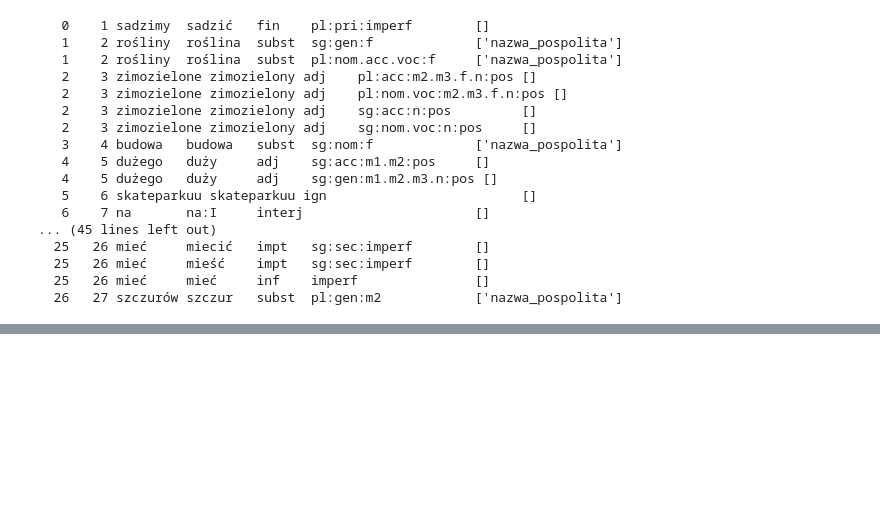
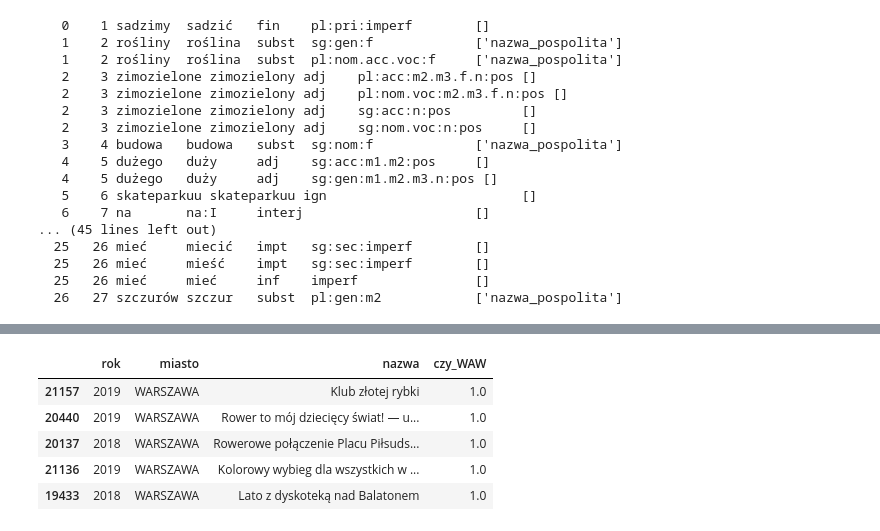
Before and after one commit to malowana/NLP_budzet_obywatelski, a Jupyter notebook: BO_analiza_morfologiczna2.ipynb, the cells around one changed output, grey strips where cells are left out. Cells and saved outputs as stored; diff of their text form; code cells hidden in the pictures; blank space fills up the shorter version.

```diff
--- a/BO_analiza_morfologiczna2.ipynb
+++ b/BO_analiza_morfologiczna2.ipynb
@@ -103,0 +179,10 @@ for analysis in morf.analyse("sadzimy rośliny zimozielone budowa dużego skatep
+# %%
+df_waw2 = df_waw.sample(5)
+df_waw2.head()
+# %% [output]
+|  | rok | miasto | nazwa | czy_WAW |
+| 21157 | 2019 | WARSZAWA | Klub złotej rybki | 1.0 |
+| 20440 | 2019 | WARSZAWA | Rower to mój dziecięcy świat! — u... | 1.0 |
+| 20137 | 2018 | WARSZAWA | Rowerowe połączenie Placu Piłsuds... | 1.0 |
+| 21136 | 2019 | WARSZAWA | Kolorowy wybieg dla wszystkich w ... | 1.0 |
+| 19433 | 2018 | WARSZAWA | Lato z dyskoteką nad Balatonem | 1.0 |
```
Also changed, not shown: parts of 14 cells of this notebook.
